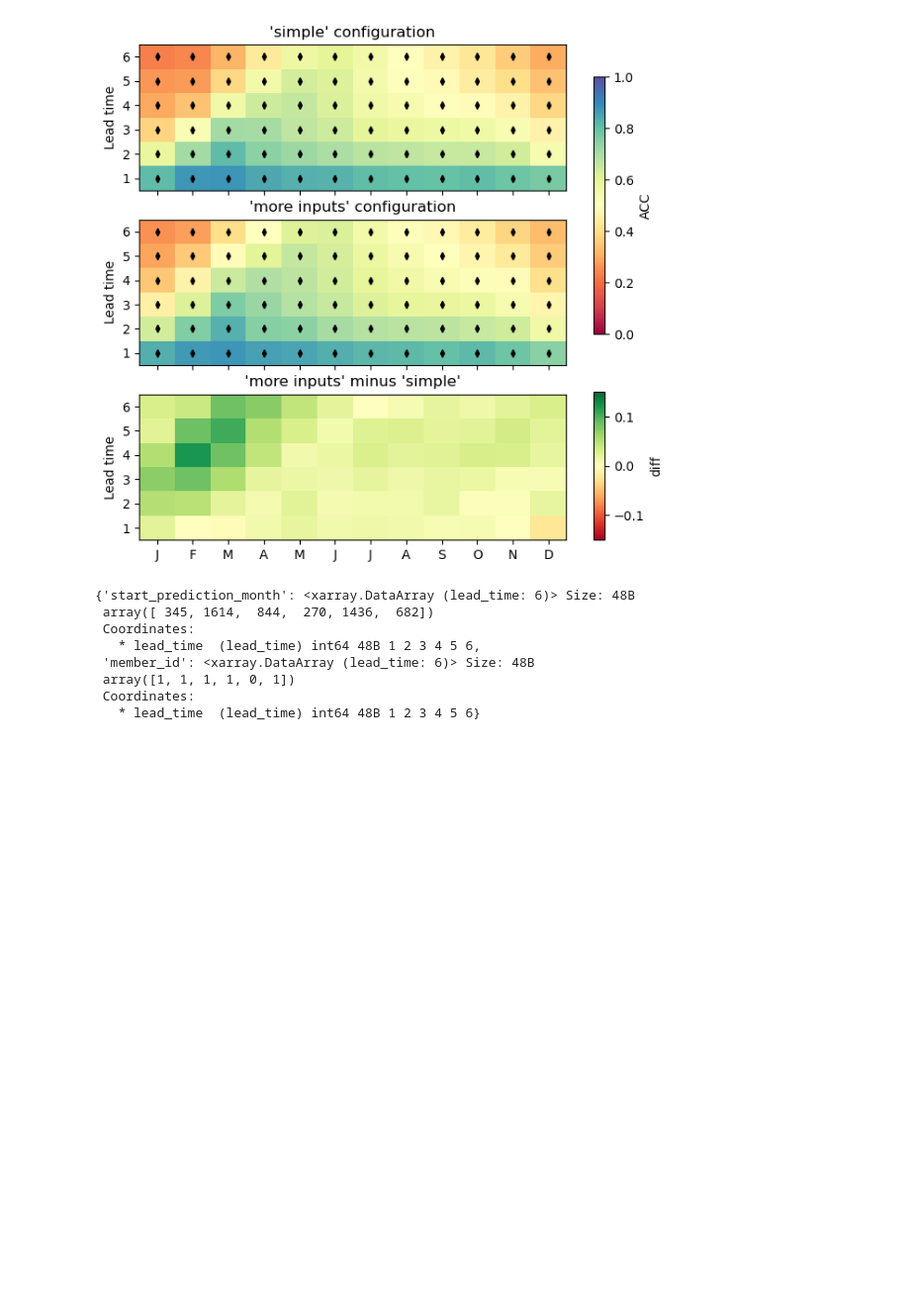
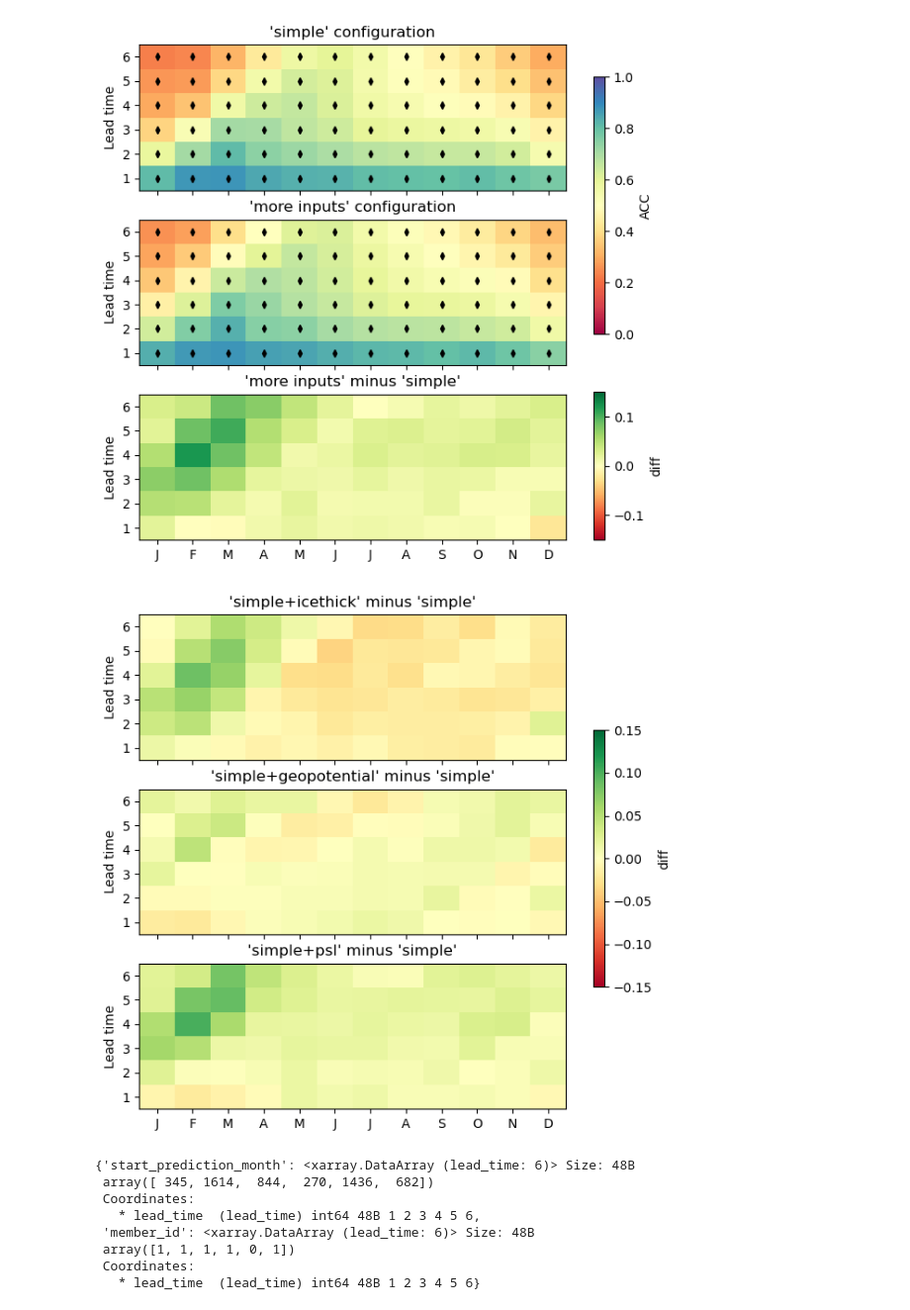
Before and after one commit to ychnli/sicpred, a Jupyter notebook: figures.ipynb, the cells around one changed output. Shown: that part at 99% size. Drawn from its saved outputs; the diff is of its cells as text; code cells hidden in the pictures; blank space fills up the shorter version.

```diff
--- a/figures.ipynb
+++ b/figures.ipynb
@@ -125,6 +139,16 @@ predictions1_anom = remove_climatology(predictions1_absolute, climatology_broadc
 predictions2_absolute = add_climatology(predictions_config2, climatology_broadcasted)
 predictions2_anom = remove_climatology(predictions2_absolute, climatology_broadcasted)
 
+predictions_geopotential_absolute = add_climatology(predictions_geopotential, climatology_broadcasted)
+predictions_geopotential_anom = remove_climatology(predictions_geopotential_absolute, climatology_broadcasted)
+
+predictions_icethick_absolute = add_climatology(predictions_icethick, climatology_broadcasted)
+predictions_icethick_anom = remove_climatology(predictions_icethick_absolute, climatology_broadcasted)
+
+predictions_psl_absolute = add_climatology(predictions_psl, climatology_broadcasted)
+predictions_psl_anom = remove_climatology(predictions_psl_absolute, climatology_broadcasted)
+
+
 targets_absolute = add_climatology(targets, climatology_broadcasted)
 
 persistence_anom = remove_climatology(anomaly_persistence_predictions, climatology_broadcasted)
@@ -248,6 +276,13 @@ model1_acc_spatial = calculate_acc(predictions1_anom, targets, dim=("x", "y"),
 model2_acc_spatial = calculate_acc(predictions2_anom, targets, dim=("x", "y"),
                         aggregate=True, climatology_broadcast=climatology_broadcasted)
 
+geopotential_acc_spatial = calculate_acc(predictions_geopotential_anom, targets, dim=("x", "y"),
+                        aggregate=True, climatology_broadcast=climatology_broadcasted)
+icethick_acc_spatial = calculate_acc(predictions_icethick_anom, targets, dim=("x", "y"),
+                        aggregate=True, climatology_broadcast=climatology_broadcasted)
+psl_acc_spatial = calculate_acc(predictions_psl_anom, targets, dim=("x", "y"),
+                        aggregate=True, climatology_broadcast=climatology_broadcasted)
+
 persistence_acc_spatial = calculate_acc(persistence_anom, targets, dim=("x", "y"),
                         aggregate=True, climatology_broadcast=climatology_broadcasted)
 climatology_acc_spatial = calculate_acc(climatology_anom, targets, dim=("x", "y"),
@@ -362,6 +397,36 @@ plt.colorbar(cax2, cax=cbar_ax2, label=r'diff', orientation='vertical')
 plt.savefig("figures/cesm/simple_vs_more-inputs_ACC.jpg", dpi=300, bbox_inches='tight')
 # %% [output]
 [figure]
+# %%
+fig, axs = plt.subplots(nrows=3, ncols=1, figsize=(6,7), sharex=True)
+
+x = np.arange(13)
+y = np.arange(7)
+x_centers = (x[:-1] + x[1:]) / 2
+y_centers = (y[:-1] + y[1:]) / 2
+
+cax = axs[0].pcolormesh(x, y, (icethick_acc_spatial - model1_acc_spatial), cmap='RdYlGn', shading='flat', vmin=-0.15, vmax=0.15)
+axs[0].set_yticks(y_centers, labels=np.arange(1,7,1))
+axs[0].set_ylabel("Lead time")
+axs[0].set_title("'simple+icethick' minus 'simple'")
+
+axs[1].pcolormesh(x, y, (geopotential_acc_spatial - model1_acc_spatial), cmap='RdYlGn', shading='flat', vmin=-0.15, vmax=0.15)
+axs[1].set_yticks(y_centers, labels=np.arange(1,7,1))
+axs[1].set_ylabel("Lead time")
+axs[1].set_title("'simple+geopotential' minus 'simple'")
+
+cax2 = axs[2].pcolormesh(x, y, (psl_acc_spatial - model1_acc_spatial), cmap='RdYlGn', shading='flat', vmin=-0.15, vmax=0.15)
+axs[2].set_xticks(x_centers, labels=["J","F","M","A","M","J","J","A","S","O","N","D"])
+axs[2].set_yticks(y_centers, labels=np.arange(1,7,1))
+axs[2].set_ylabel("Lead time")
+axs[2].set_title("'simple+psl' minus 'simple'")
+
+
+cbar_ax = fig.add_axes([0.95, 0.3, 0.02, 0.4])
+plt.colorbar(cax, cax=cbar_ax, label=r'diff', orientation='vertical')
+plt.savefig("figures/cesm/ACC_change_add_inputs_separately.jpg", dpi=300, bbox_inches='tight')
+# %% [output]
+[figure, added]
 # %%
 model1_acc_spatial_full.argmin(("start_prediction_month", "member_id"))
 # %% [output]
```
Also changed, not shown: parts of 8 cells of this notebook, 5 other files.
